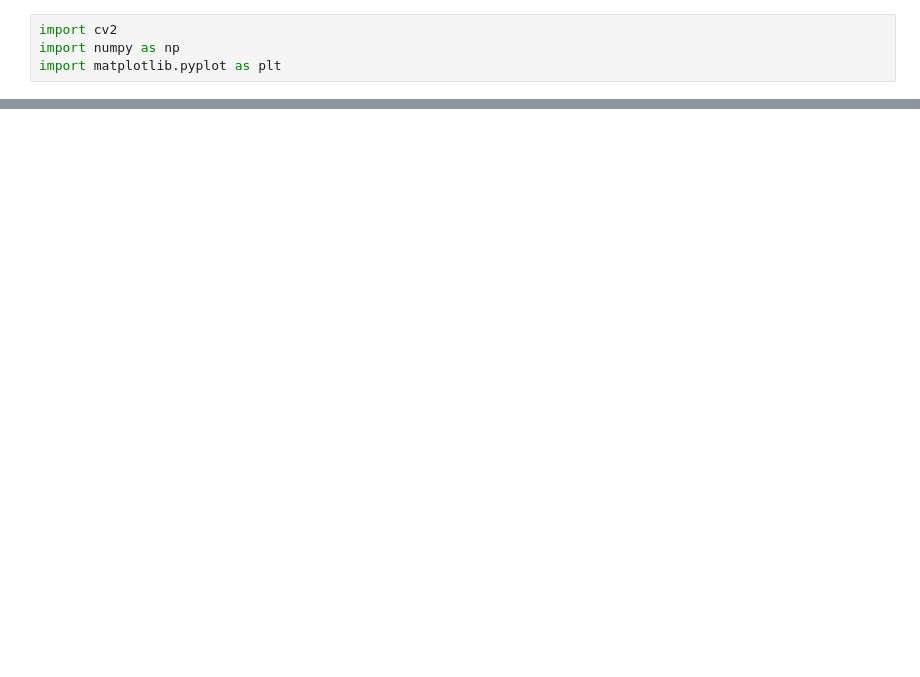
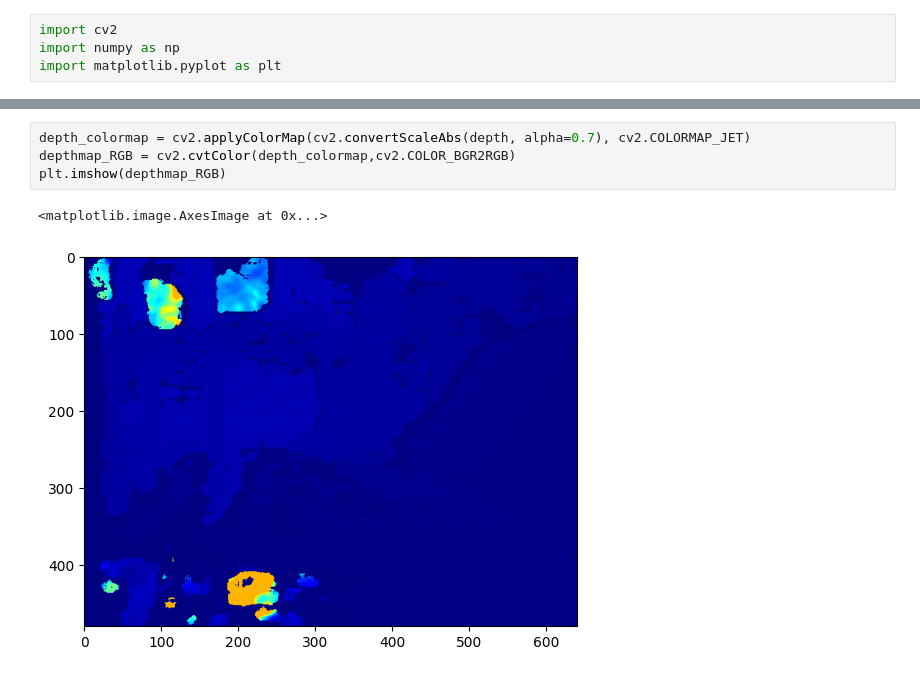
Before and after one commit to KnightDIRT/VBV-with-Depth-Camera, a Jupyter notebook: Palm/Perspective_transformation/main_img.ipynb, the cells around one changed output, grey strips where cells are left out. Cells and saved outputs as stored; diff of their text form; blank space fills up the shorter version.

```diff
--- a/Palm/Perspective_transformation/main_img.ipynb
+++ b/Palm/Perspective_transformation/main_img.ipynb
@@ -31,0 +38,7 @@ plt.imshow(res)
+# %%
+depth_colormap = cv2.applyColorMap(cv2.convertScaleAbs(depth, alpha=0.7), cv2.COLORMAP_JET)
+depthmap_RGB = cv2.cvtColor(depth_colormap,cv2.COLOR_BGR2RGB)
+plt.imshow(depthmap_RGB)
+# %% [output]
+<matplotlib.image.AxesImage at 0x...>
+[figure, added]
```
Also changed, not shown: parts of 3 cells of this notebook, 13 other files.
